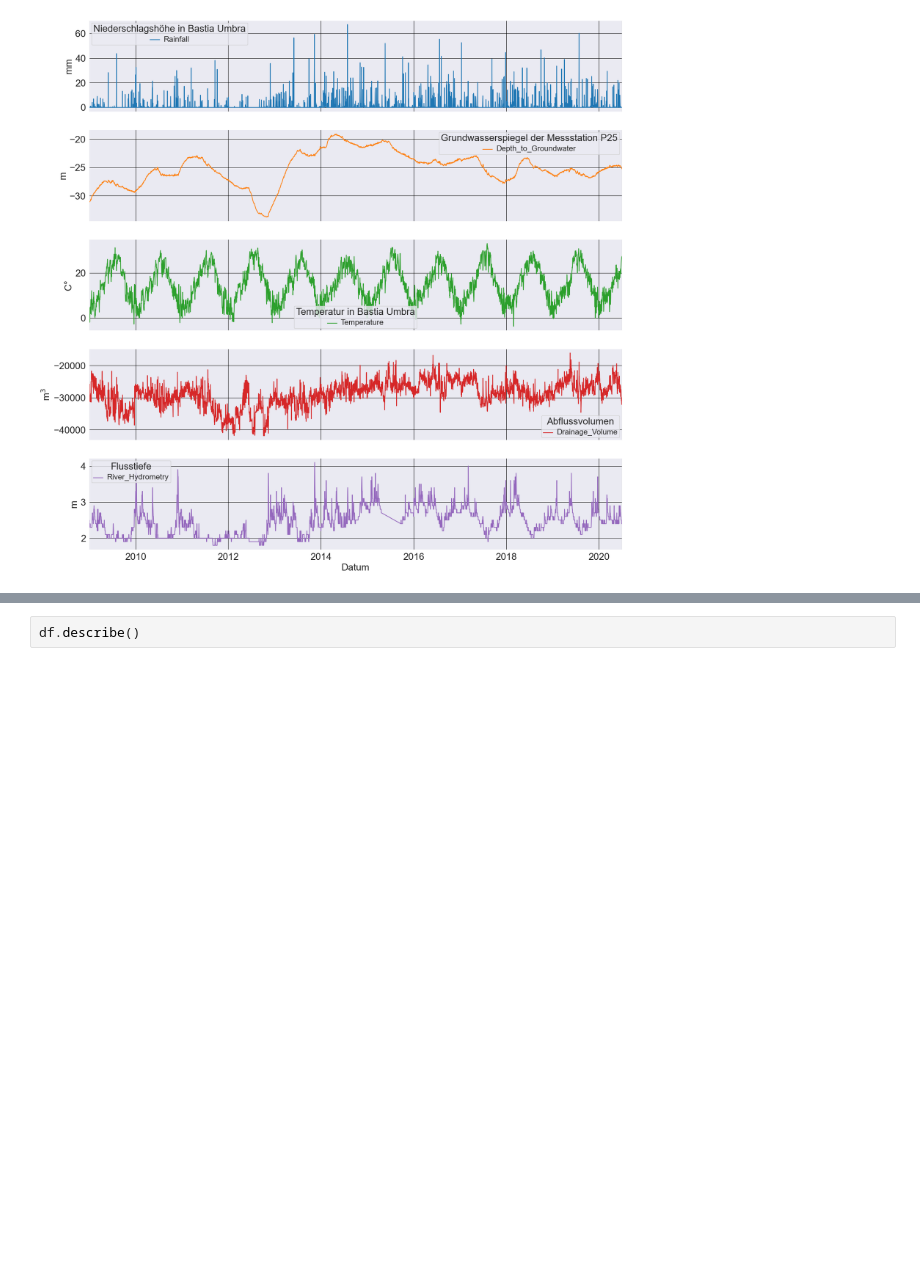
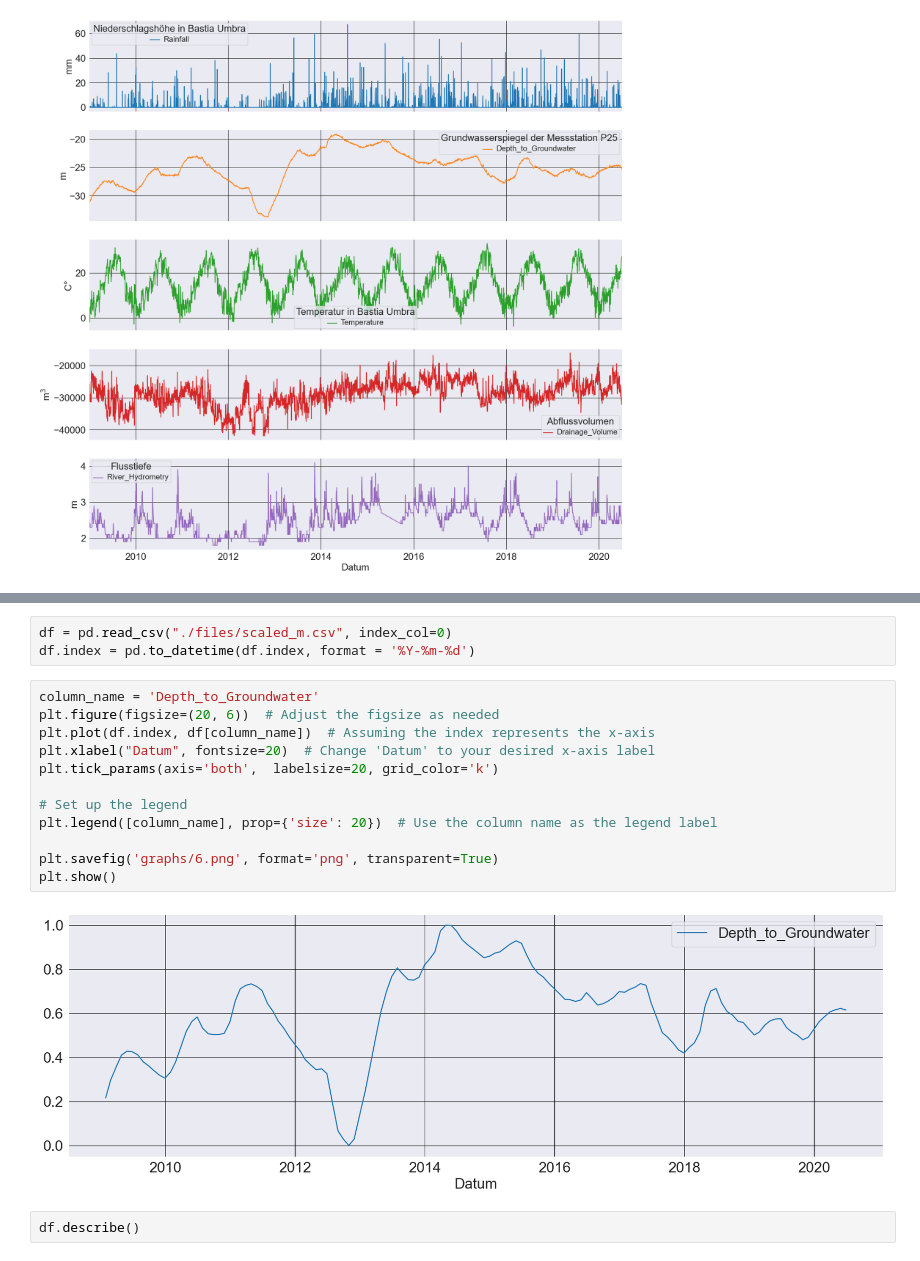
Before and after one commit to KatrinPoepp/bachelor, a Jupyter notebook: visualization.ipynb, the cells around one changed output, grey strips where cells are left out. Drawn from its saved outputs; the diff is of its cells as text; blank space fills up the shorter version.

```diff
--- a/visualization.ipynb
+++ b/visualization.ipynb
@@ -56,3 +73,20 @@ df
+# %%
+df = pd.read_csv("./files/scaled_m.csv", index_col=0)
+df.index = pd.to_datetime(df.index, format = '%Y-%m-%d')
+# %%
+column_name = 'Depth_to_Groundwater'
+plt.figure(figsize=(20, 6))  # Adjust the figsize as needed
+plt.plot(df.index, df[column_name])  # Assuming the index represents the x-axis
+plt.xlabel("Datum", fontsize=20)  # Change 'Datum' to your desired x-axis label
+plt.tick_params(axis='both',  labelsize=20, grid_color='k')
+
+# Set up the legend
+plt.legend([column_name], prop={'size': 20})  # Use the column name as the legend label
+
+plt.savefig('graphs/6.png', format='png', transparent=True)
+plt.show()
+# %% [output]
+[figure, added]
 # %%
 df.describe()
 # %% [output]
```
Also changed, not shown: parts of 2 cells of this notebook, 48 other files.
